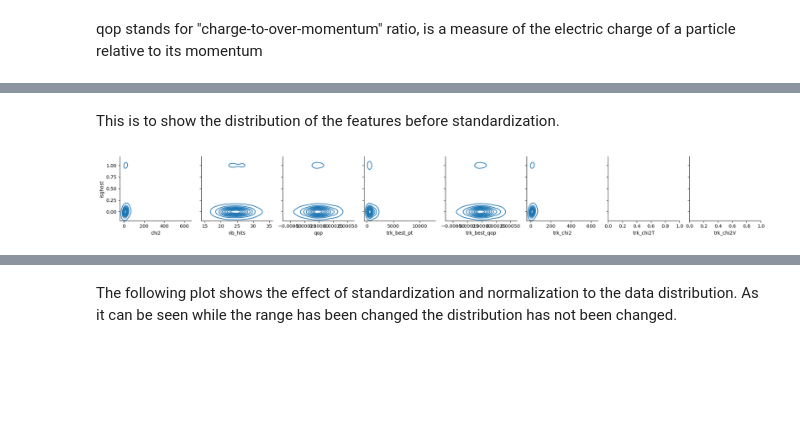
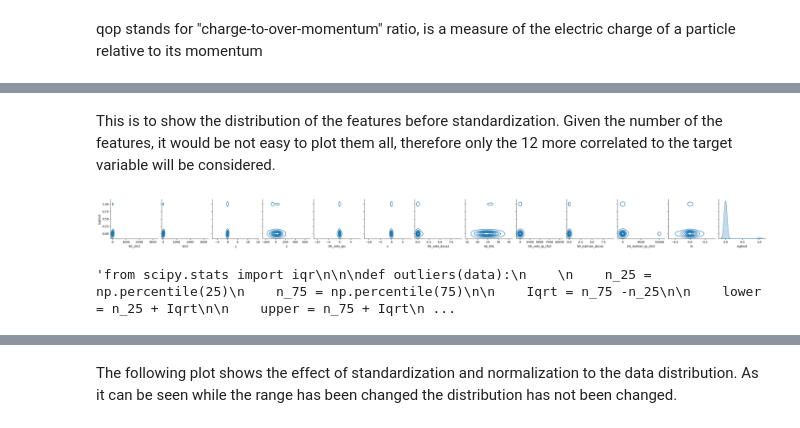
Before and after one commit to togetherthough/Deep-anomaly-detection-for-tracking-experiments-at-LHCb, a Jupyter notebook: notebook.ipynb, the cells around one changed output, grey strips where cells are left out. Drawn from its saved outputs; the diff is of its cells as text; code cells hidden in the pictures; blank space fills up the shorter version.

```diff
--- a/notebook.ipynb
+++ b/notebook.ipynb
@@ -126,12 +136,40 @@ train_normal_data.head()
 5 rows × 27 columns
-# %% [markdown]
-This is to show the distribution of the features before standardization.
+# %% [markdown]
+This is to show the distribution of the features before standardization. Given the number of the features, it would be not easy to plot them all, therefore only the 12 more correlated to the target variable will be considered.
+# %%
+corr = df.corr().round(3)
+
+correlation_with_target = corr[target_feature].abs().sort_values(ascending=False)
+top_12_features = correlation_with_target[1:13]
+top_12_feature_names = top_12_features.index.tolist() + [target_feature]
 # %%
-sns.pairplot(df, x_vars=['chi2', 'nb_hits', 'qop', 'trk_best_pt','trk_best_qop','trk_chi2','trk_chi2T','trk_chi2V'], y_vars="isghost", kind='kde')
+sns.pairplot(df, x_vars=top_12_feature_names, y_vars="isghost", kind='kde')
 
 plt.savefig("images/original_data_pairplot.png", dpi=300)
 # %% [output]
-[figure, old version]
+[figure, new version]
+# %%
+"""from scipy.stats import iqr
+
+
+def outliers(data):
+
+    n_25 = np.percentile(25)
+    n_75 = np.percentile(75)
+
+    Iqrt = n_75 -n_25
+
+    lower = n_25 + Iqrt
+
+    upper = n_75 + Iqrt
+
+    outliers = np.where((data < lower) | (data > upper))
+
+    return outliers
+
+outliers(df)"""
+# %% [output]
+'from scipy.stats import iqr\n\n\ndef outliers(data):\n    \n    n_25 = np.percentile(25)\n    n_75 = np.percentile(75)\n\n    Iqrt = n_75 -n_25\n\n    lower = n_25 + Iqrt\n\n    upper = n_75 + Iqrt\n ...
 # %%
 import sys
 
```
Also changed, not shown: parts of 39 cells of this notebook, 13 other files.
